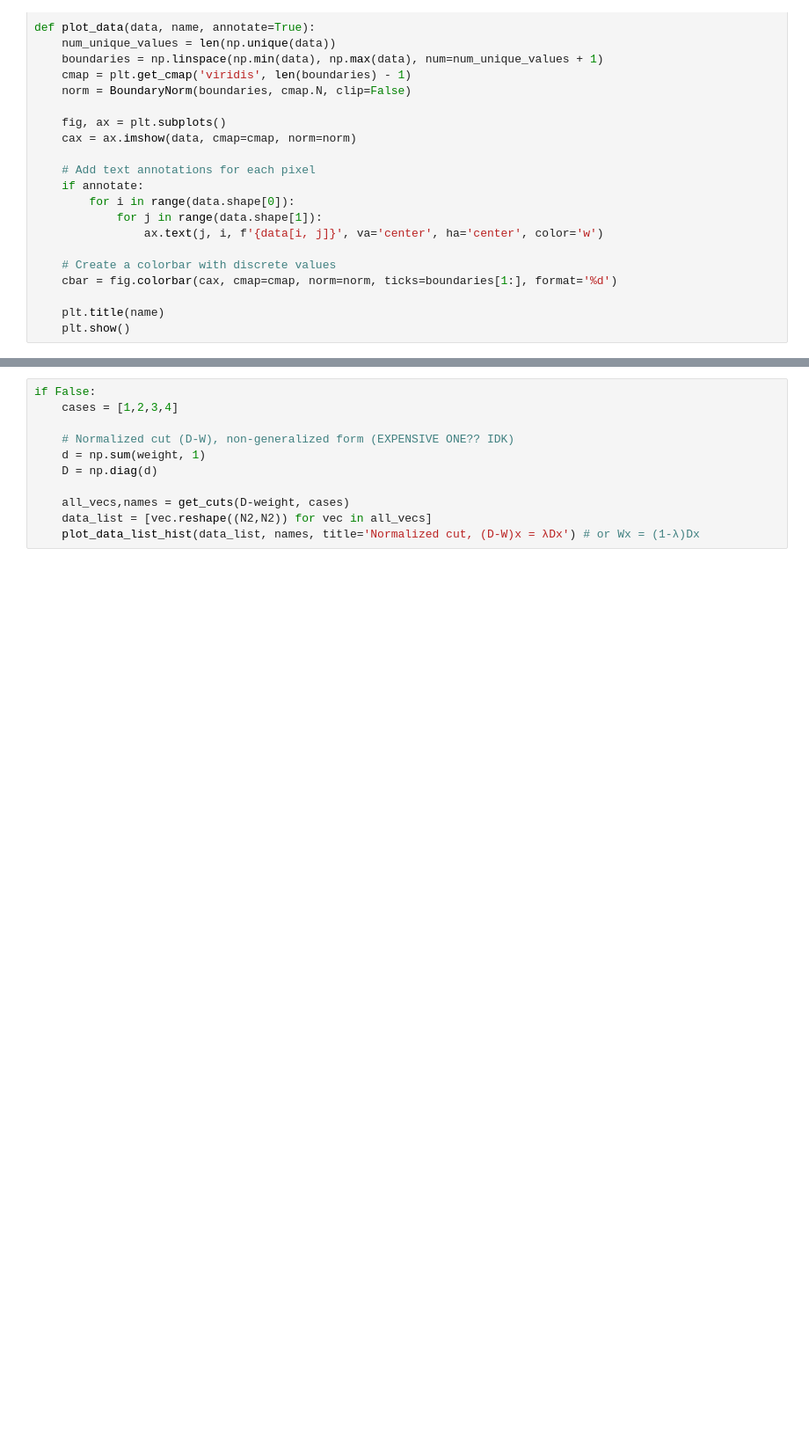
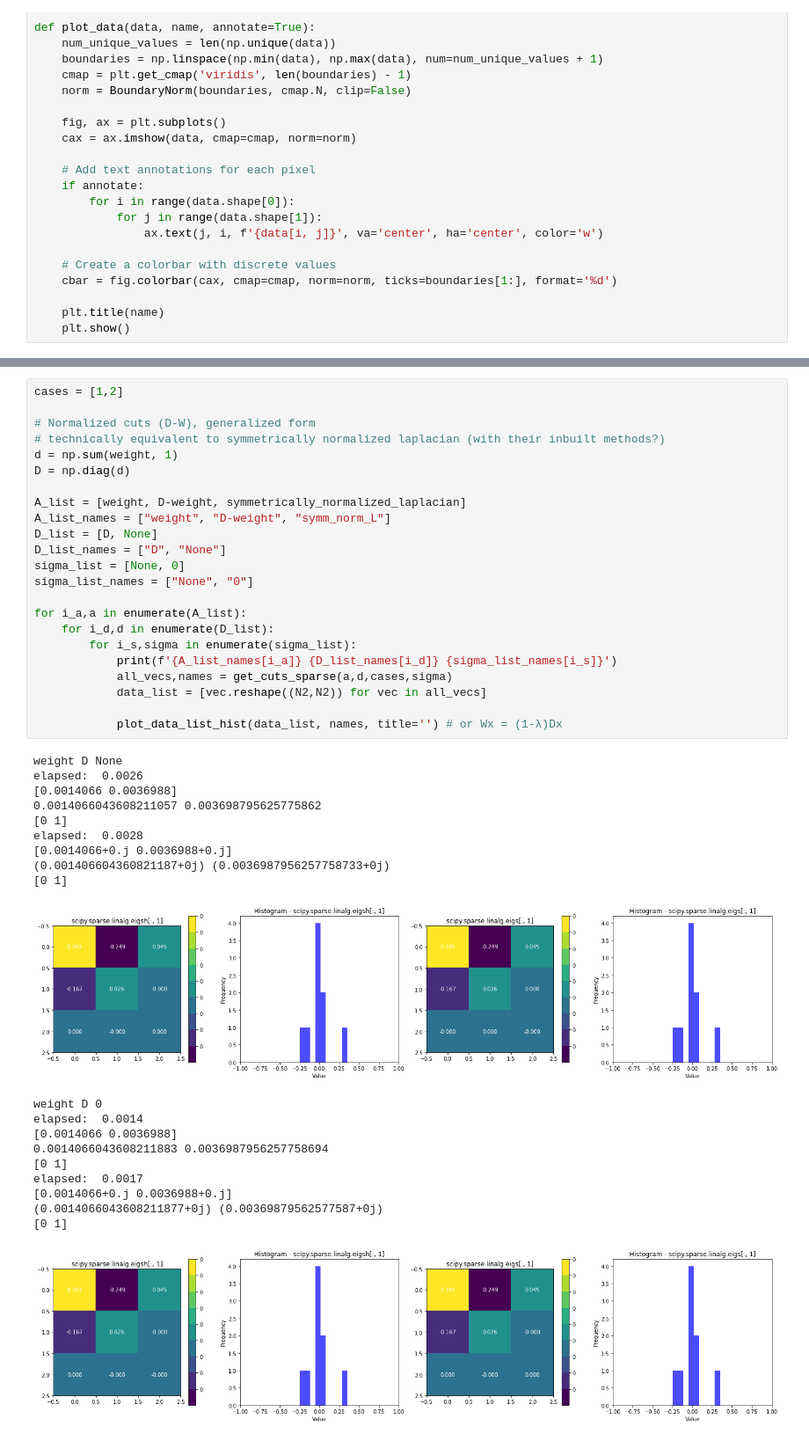
Before and after one commit to garthwales/DDN-NC, a Jupyter notebook: dev/matrix.ipynb, the cells around one changed output, grey strips where cells are left out. Shown at 88% size. Drawn from its saved outputs; the diff is of its cells as text; blank space fills up the shorter version.

```diff
--- a/dev/matrix.ipynb
+++ b/dev/matrix.ipynb
@@ -268,11 +376,44 @@ plot_data_list_hist(data_list, names, title='Normalized cut (A=W,B=D), (D-W)x =
 # %%
-if False:
-    cases = [1,2,3,4]
+cases = [1,2]
 
-    # Normalized cut (D-W), non-generalized form (EXPENSIVE ONE?? IDK)
-    d = np.sum(weight, 1)
-    D = np.diag(d)
+# Normalized cuts (D-W), generalized form
+# technically equivalent to symmetrically normalized laplacian (with their inbuilt methods?)
+d = np.sum(weight, 1)
+D = np.diag(d)
 
-    all_vecs,names = get_cuts(D-weight, cases)
-    data_list = [vec.reshape((N2,N2)) for vec in all_vecs]
-    plot_data_list_hist(data_list, names, title='Normalized cut, (D-W)x = λDx') # or Wx = (1-λ)Dx
+A_list = [weight, D-weight, symmetrically_normalized_laplacian]
+A_list_names = ["weight", "D-weight", "symm_norm_L"]
+D_list = [D, None]
+D_list_names = ["D", "None"]
+sigma_list = [None, 0]
+sigma_list_names = ["None", "0"]
+
+for i_a,a in enumerate(A_list):
+    for i_d,d in enumerate(D_list):
+        for i_s,sigma in enumerate(sigma_list):
+            print(f'{A_list_names[i_a]} {D_list_names[i_d]} {sigma_list_names[i_s]}')
+            all_vecs,names = get_cuts_sparse(a,d,cases,sigma)
+            data_list = [vec.reshape((N2,N2)) for vec in all_vecs]
+
+            plot_data_list_hist(data_list, names, title='') # or Wx = (1-λ)Dx
+# %% [output]
+weight D None
+elapsed:  0.0026
+[0.0014066 0.0036988]
+0.0014066043608211057 0.003698795625775862
+[0 1]
+elapsed:  0.0028
+[0.0014066+0.j 0.0036988+0.j]
+(0.001406604360821187+0j) (0.0036987956257758733+0j)
+[0 1]
+[figure, added]
+weight D 0
+elapsed:  0.0014
+[0.0014066 0.0036988]
+0.0014066043608211883 0.0036987956257758694
+[0 1]
+elapsed:  0.0017
+[0.0014066+0.j 0.0036988+0.j]
+(0.0014066043608211877+0j) (0.00369879562577587+0j)
+[0 1]
+[figure, added]
```
Also changed, not shown: parts of 9 cells of this notebook.
